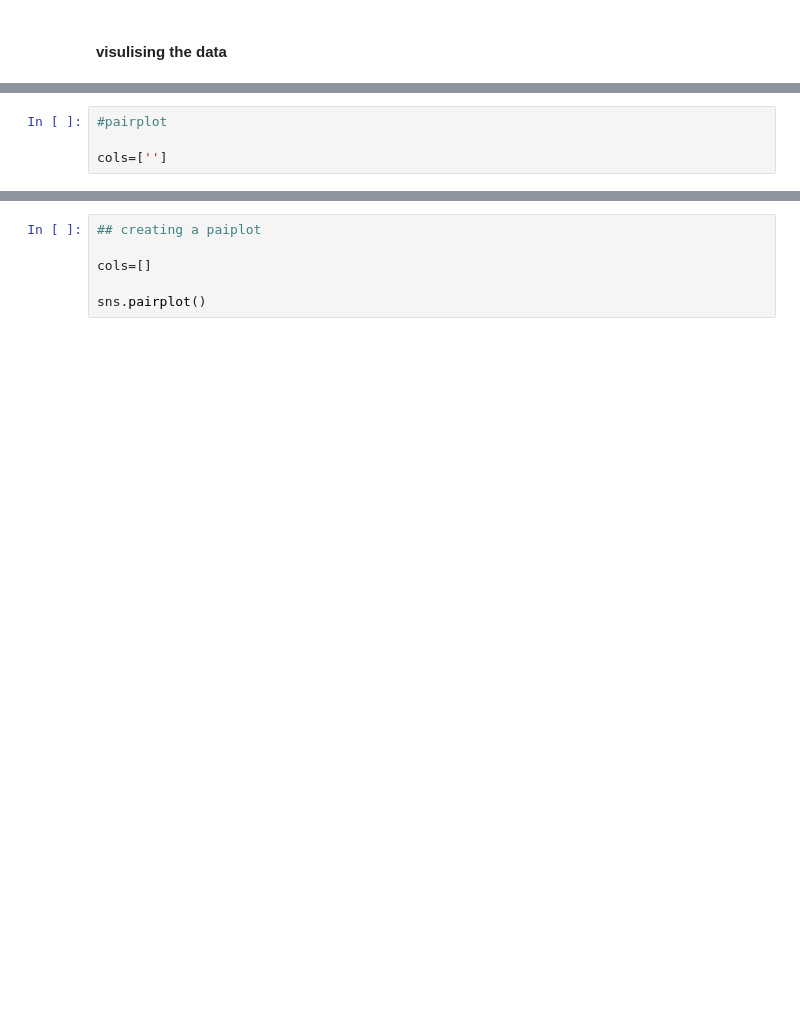
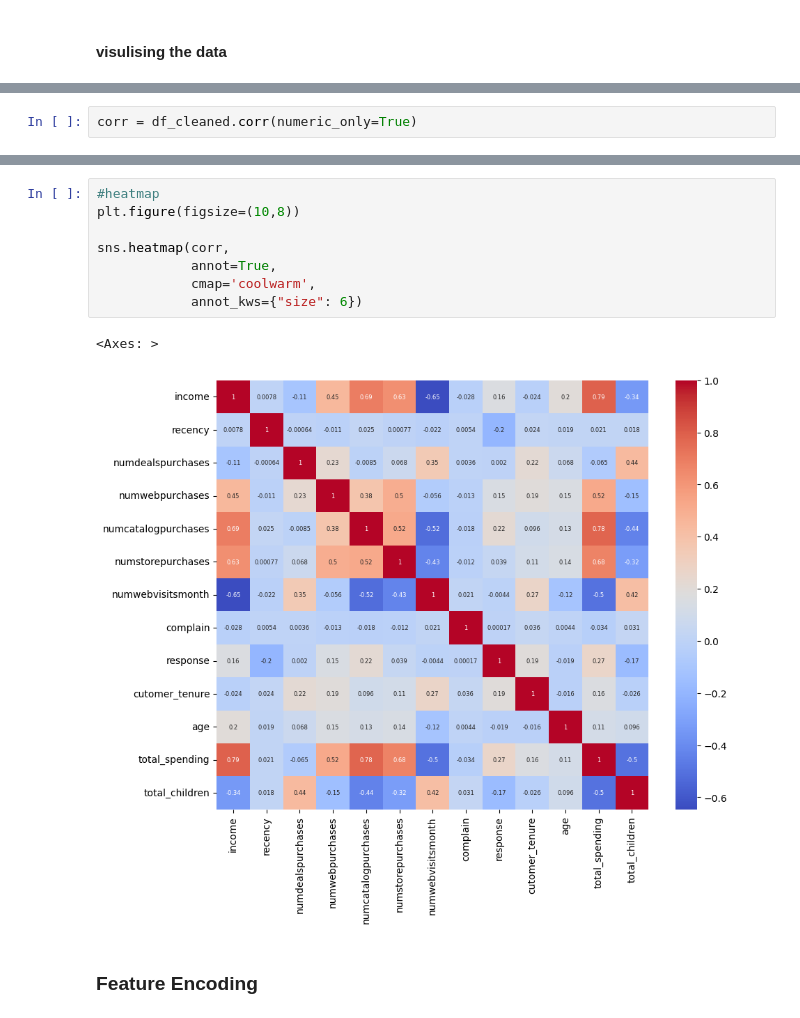
Before and after one commit to princejha-dev/ML-Python-Models, a Jupyter notebook: SmartCart Customer Clustering/smartcart.ipynb, the cells around one changed output, grey strips where cells are left out. Drawn from its saved outputs; the diff is of its cells as text; blank space fills up the shorter version.

```diff
--- a/SmartCart Customer Clustering/smartcart.ipynb
+++ b/SmartCart Customer Clustering/smartcart.ipynb
@@ -183,4 +240,2 @@ df.head()
 # %%
-#pairplot
-
-cols=['']
+corr = df_cleaned.corr(numeric_only=True)
@@ -189,6 +242,13 @@ cols=['']
-# %%
-## creating a paiplot
-
-cols=[]
-
-sns.pairplot()
+# %%
+#heatmap
+plt.figure(figsize=(10,8))
+
+sns.heatmap(corr,
+            annot=True,
+            cmap='coolwarm',
+            annot_kws={"size": 6})
+# %% [output]
+<Axes: >
+[figure, added]
+# %% [markdown]
+### Feature Encoding
```
Also changed, not shown: parts of 50 cells of this notebook, 2 other files.
